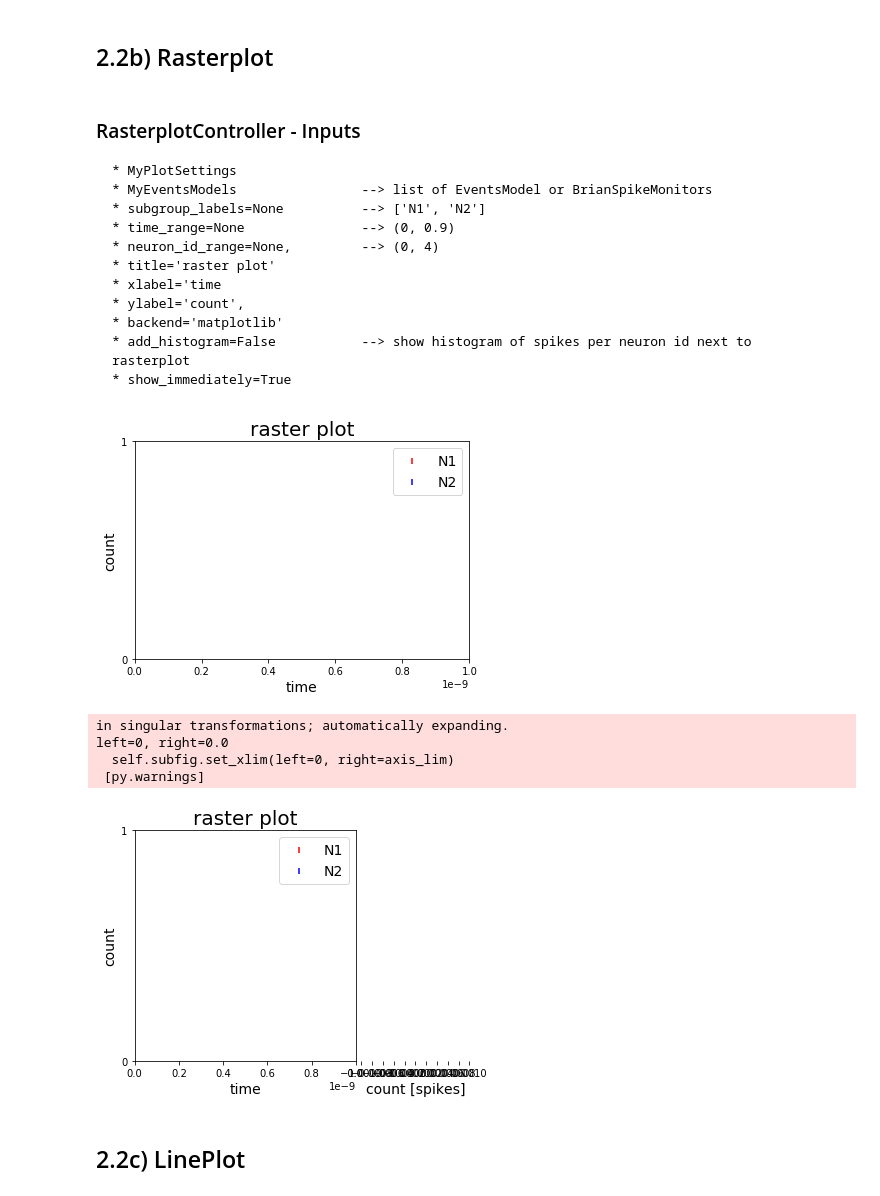
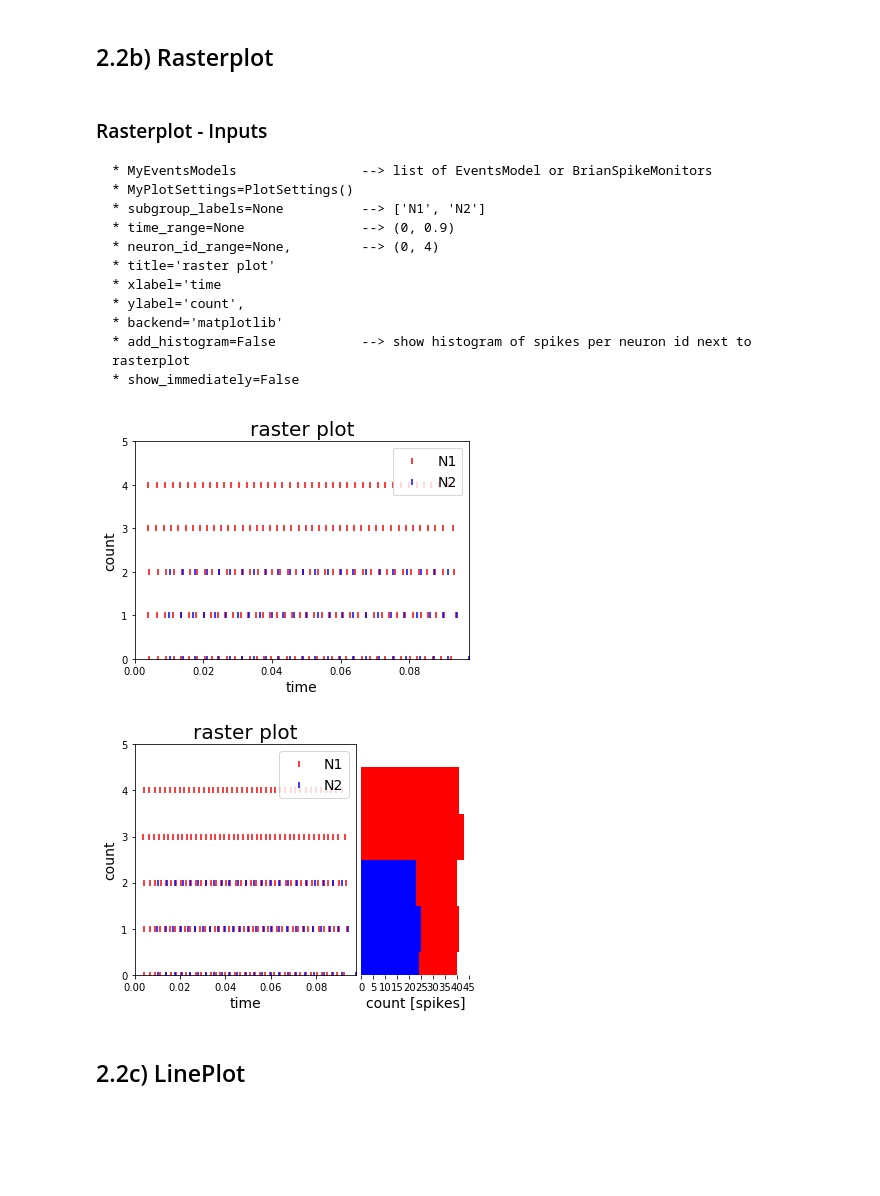
Before and after one commit to russelljjarvis/teiili, a Jupyter notebook: teili/tools/visualizer/examples_visualizer.ipynb, the cells around one changed output. Drawn from its saved outputs; the diff is of its cells as text; code cells hidden in the pictures; blank space fills up the shorter version.

```diff
--- a/teili/tools/visualizer/examples_visualizer.ipynb
+++ b/teili/tools/visualizer/examples_visualizer.ipynb
@@ -255,10 +269,10 @@ HC = HistogramController(MyPlotSettings=MyPlotSettings,
 # %% [markdown]
 ## 2.2b) Rasterplot
 # %% [markdown]
-### RasterplotController - Inputs
+### Rasterplot - Inputs
 
-    * MyPlotSettings
     * MyEventsModels                --> list of EventsModel or BrianSpikeMonitors
+    * MyPlotSettings=PlotSettings()
     * subgroup_labels=None          --> ['N1', 'N2']
     * time_range=None               --> (0, 0.9)
     * neuron_id_range=None,         --> (0, 4)
@@ -267,31 +281,27 @@ HC = HistogramController(MyPlotSettings=MyPlotSettings,
     * ylabel='count',
     * backend='matplotlib'
     * add_histogram=False           --> show histogram of spikes per neuron id next to rasterplot
-    * show_immediately=True
+    * show_immediately=False
 # %%
-from teili.tools.visualizer.DataControllers import RasterplotController
+from teili.tools.visualizer.DataControllers import Rasterplot
 ''' Simple example to plot a rasterplot of two NeuronGroups '''
 
 # plot data from BrianSpikeMontiors
 MyEventsModels = [spikemonN1, spikemonN2]
 
 # or plot data from EventsModel
 # EM1 = EventsModel.from_brian_spike_monitor(spikemonN1)
 # EM2 = EventsModel.from_brian_spike_monitor(spikemonN2)
 # MyEventsModels = [EM1, EM2]
 
 subgroup_labels = ['N1', 'N2']
 
 # MATPLOTLIB backend - WITHOUT HISTOGRAM
-RC = RasterplotController(MyEventsModels=MyEventsModels, MyPlotSettings=MyPlotSettings, subgroup_labels=subgroup_labels, backend='matplotlib')
+RC = Rasterplot(MyEventsModels=MyEventsModels, MyPlotSettings=MyPlotSettings, subgroup_labels=subgroup_labels, backend='matplotlib')
 # MATPLOTLIB backend - WITH HISTOGRAM
-RC = RasterplotController(MyEventsModels=MyEventsModels, MyPlotSettings=MyPlotSettings, subgroup_labels=subgroup_labels, add_histogram=True)
+RC = Rasterplot(MyEventsModels=MyEventsModels, MyPlotSettings=MyPlotSettings, subgroup_labels=subgroup_labels, add_histogram=True)
 # %% [output]
-[figure, old version]
+[figure, new version]
-in singular transformations; automatically expanding.
-left=0, right=0.0
-  self.subfig.set_xlim(left=0, right=axis_lim)
- [py.warnings]
-[figure, old version]
+[figure, new version]
 # %%
 # PYQTGRAPH backend - WITHOUT HISTOGRAM
```
Also changed, not shown: parts of 17 cells of this notebook.
